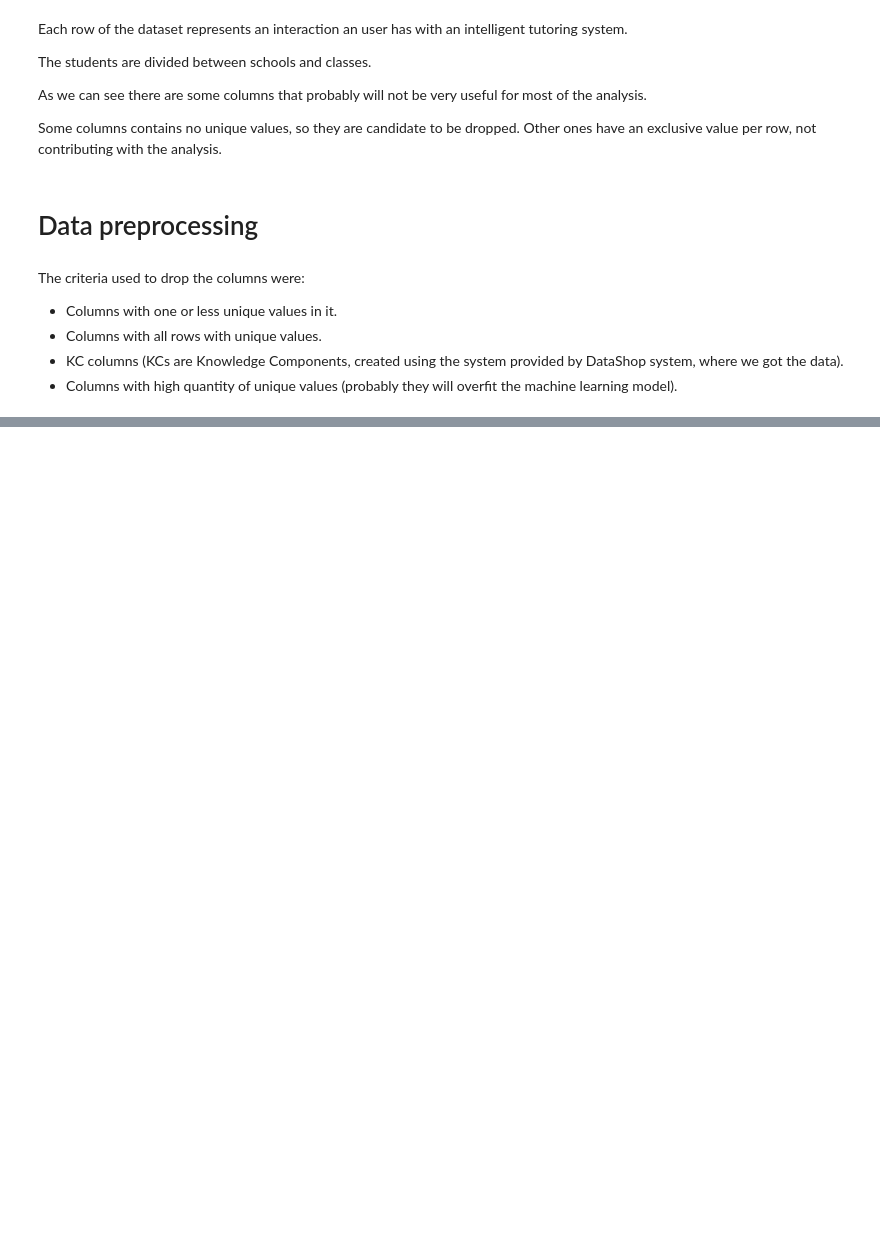
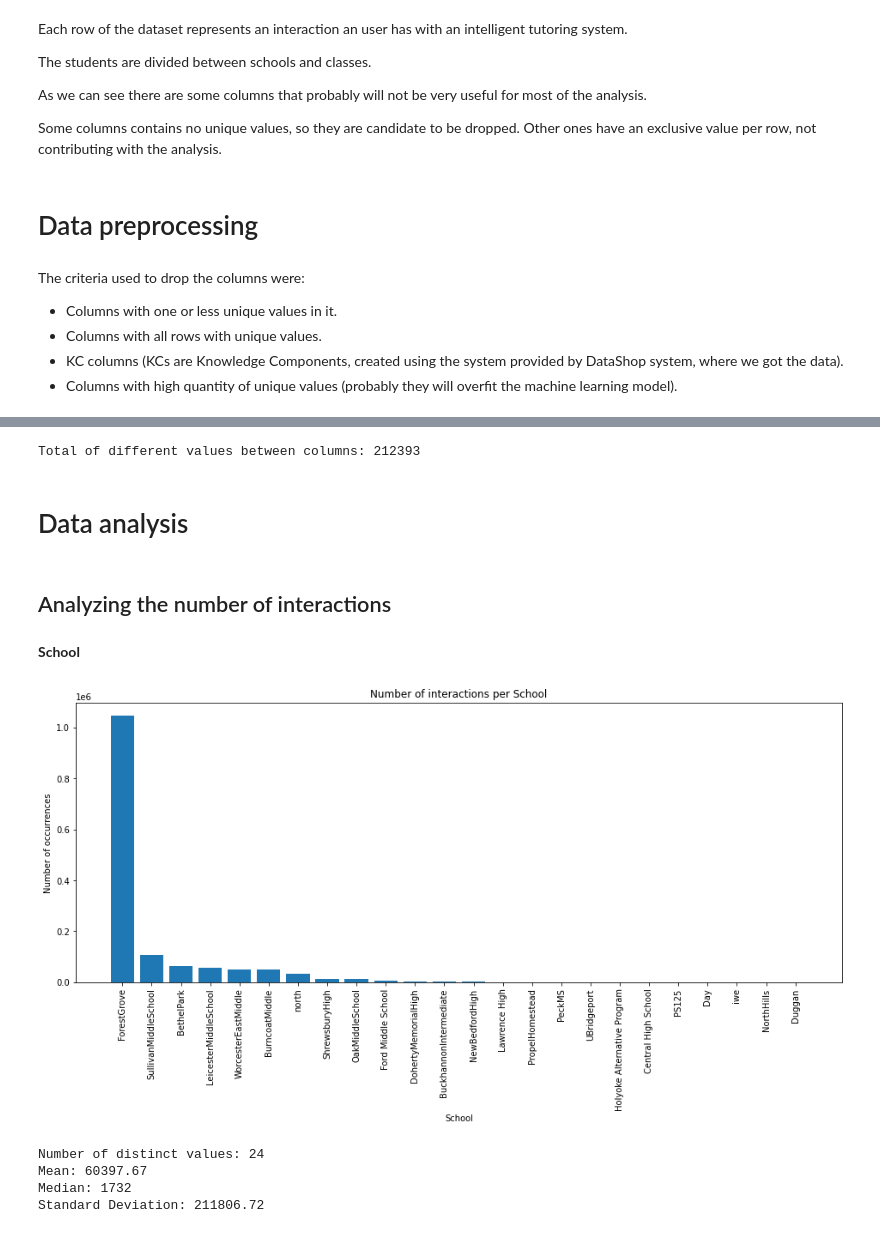
Before and after one commit to boa50/intelligent-tutoring-analysis, a Jupyter notebook: Analysis.ipynb, the cells around one changed output, grey strips where cells are left out. Cells and saved outputs as stored; diff of their text form; code cells hidden in the pictures; blank space fills up the shorter version.

Commit message:
Added some analysis to the notebook

```diff
--- a/Analysis.ipynb
+++ b/Analysis.ipynb
@@ -144,6 +161,15 @@ def drop_unnecessary_columns(df):
     return df_cleaned
 # %%
 def adjust_data_types(df):
+    """ Adjust the data types of columns classified as object or float to float and integer respectively.
+
+    Arguments:
+        - df (pandas DataFrame): The dataframe containing the columns to be adjusted.
+
+    Returns:
+        - df_new (pandas DataFrame): A copy of the input dataframe with the columns' types adjusted.
+    """
+
     df_new = df.copy()
 
     ### Converting the "Duration (sec)" values from object to float
@@ -157,3 +183,8 @@ def adjust_data_types(df):
     float_to_int_columns = ['Problem View', 'Attempt At Step', 'Is Last Attempt', 'Help Level', 'Total Num Hints']
 
     df_new[float_to_int_columns] = df_new[float_to_int_columns].astype('Int64')
+
+    return df_new
+# %%
+df_cleaned = drop_unnecessary_columns(df)
+df_cleaned = adjust_data_types(df_cleaned)
@@ -159,0 +268,2 @@ def adjust_data_types(df):
+# %%
+df_cleaned = df_cleaned.drop(columns=['Selection'])
@@ -159,0 +291,6 @@ def adjust_data_types(df):
+# %%
+print('Total of different values between columns: {}'.format(df_test_hints.shape[0]))
+# %% [output]
+Total of different values between columns: 212393
+# %% [markdown]
+# Data analysis
@@ -159,0 +328,31 @@ def adjust_data_types(df):
+# %%
+def print_statistics(data):
+    """ Print some statistics based on the input data
+
+    Arguments:
+        - data (pandas Series): A series containing the data to plot the chart
+
+    Returns:
+        - None: Only print the statistics
+    """
+
+    print('Number of distinct values: {}'.format(len(data)))
+    print('Mean: {:.2f}'.format(data.mean()))
+    print('Median: {:.2f}'.format(data.median()))
+    print('Standard Deviation: {:.2f}'.format(data.std()))
+# %% [markdown]
+## Analyzing the number of interactions
+# %% [markdown]
+**School**
+# %%
+column = 'School'
+data = df_cleaned[column].value_counts()
+plot_bar(data, title='Number of interactions per {}'.format(column), xlabel=column)
+
+print_statistics(data)
+# %% [output]
+[figure, added]
+Number of distinct values: 24
+Mean: 60397.67
+Median: 1732
+Standard Deviation: 211806.72
```
Also changed, not shown: parts of 15 cells of this notebook.
